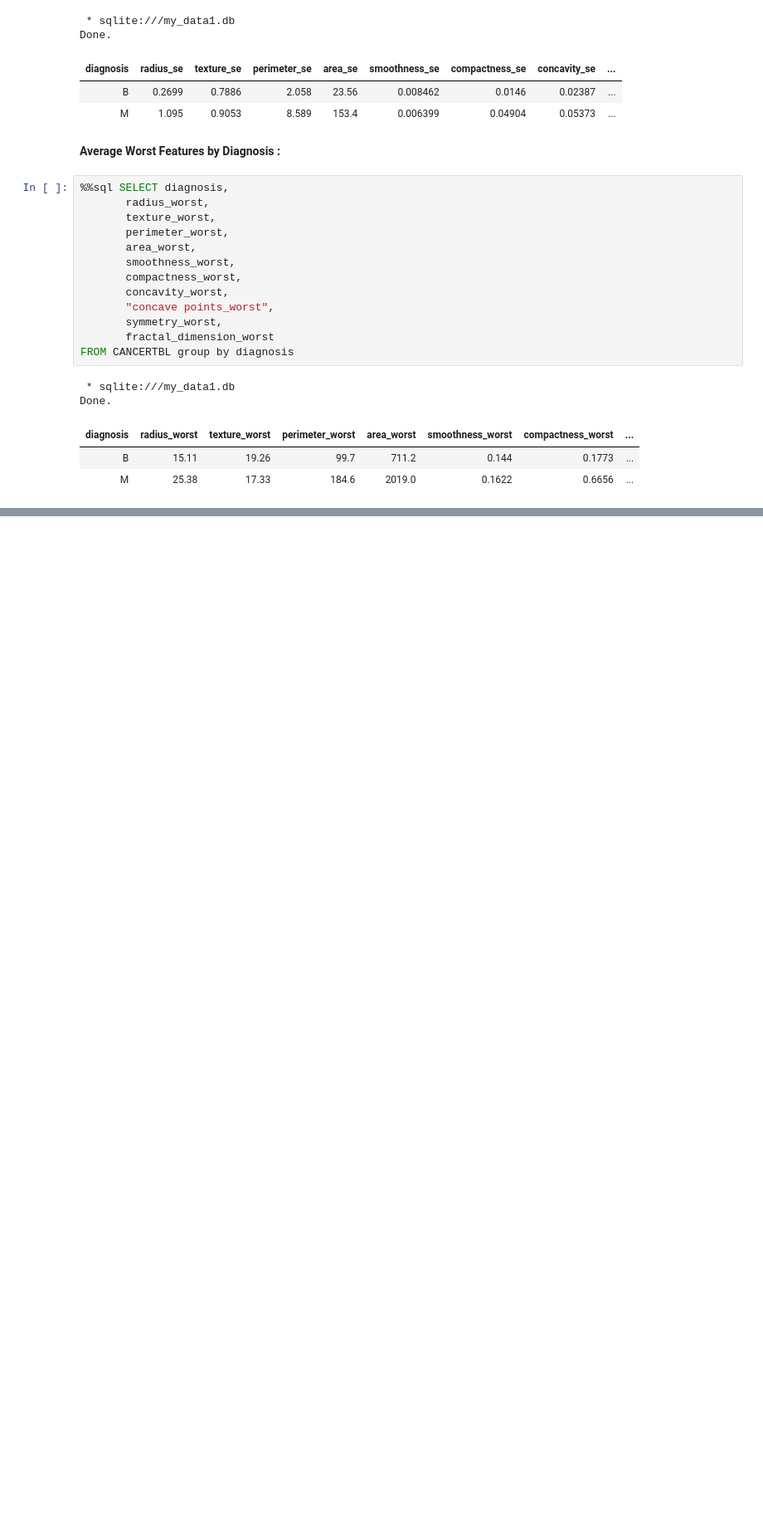
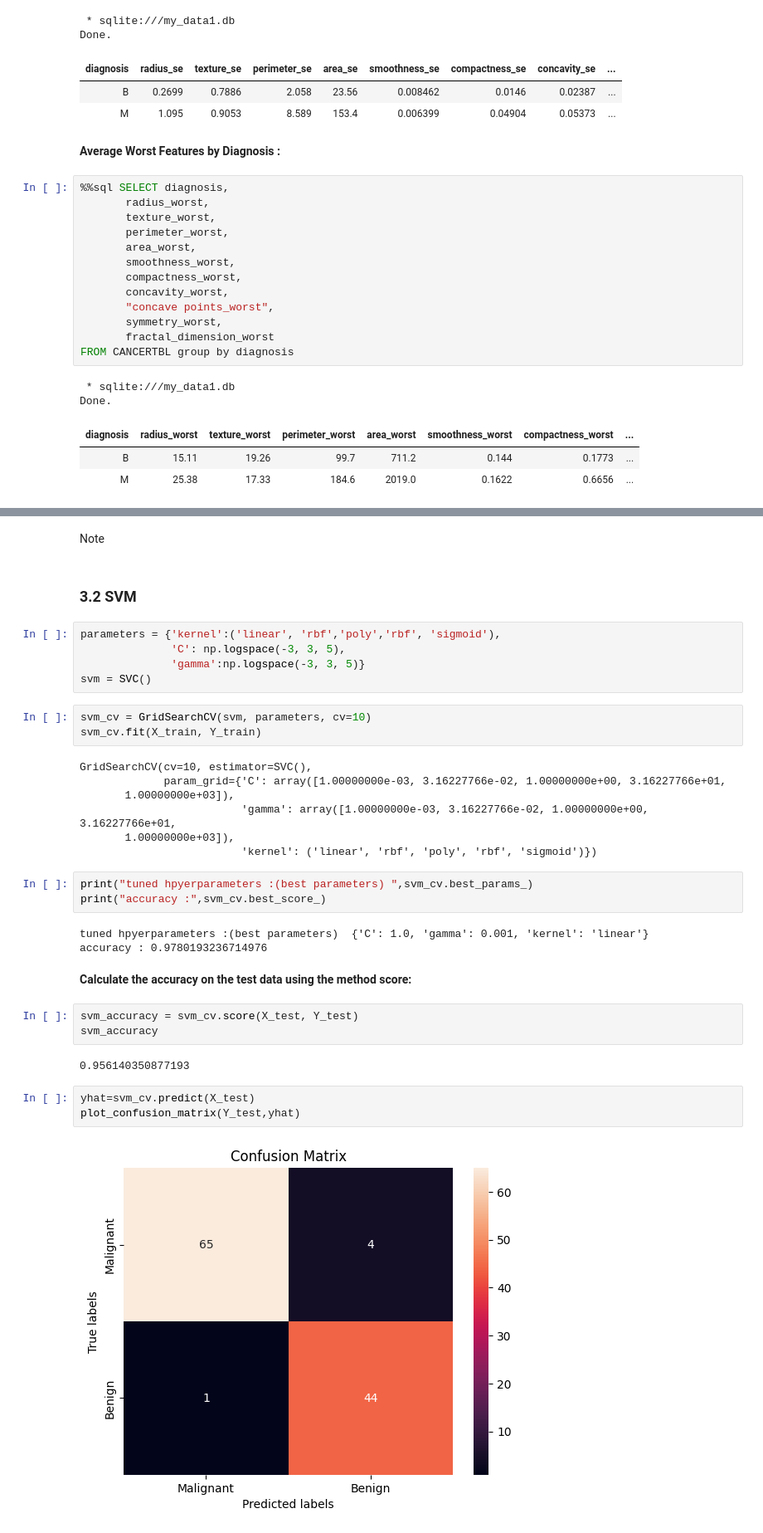
Before and after one commit to Abderrahmane-Chafi/Breast-Cancer-Classification, a Jupyter notebook: notebook287babc4fe.ipynb, the cells around one changed output, grey strips where cells are left out. Shown: that part at 83% size. Drawn from its saved outputs; the diff is of its cells as text; blank space fills up the shorter version.

```diff
--- a/notebook287babc4fe.ipynb
+++ b/notebook287babc4fe.ipynb
@@ -296,0 +400,37 @@ plt.show()
+# %% [markdown]
+Note
+# %% [markdown]
+### 3.2 SVM
+# %%
+parameters = {'kernel':('linear', 'rbf','poly','rbf', 'sigmoid'),
+              'C': np.logspace(-3, 3, 5),
+              'gamma':np.logspace(-3, 3, 5)}
+svm = SVC()
+# %%
+svm_cv = GridSearchCV(svm, parameters, cv=10)
+svm_cv.fit(X_train, Y_train)
+# %% [output]
+GridSearchCV(cv=10, estimator=SVC(),
+             param_grid={'C': array([1.00000000e-03, 3.16227766e-02, 1.00000000e+00, 3.16227766e+01,
+       1.00000000e+03]),
+                         'gamma': array([1.00000000e-03, 3.16227766e-02, 1.00000000e+00, 3.16227766e+01,
+       1.00000000e+03]),
+                         'kernel': ('linear', 'rbf', 'poly', 'rbf', 'sigmoid')})
+# %%
+print("tuned hpyerparameters :(best parameters) ",svm_cv.best_params_)
+print("accuracy :",svm_cv.best_score_)
+# %% [output]
+tuned hpyerparameters :(best parameters)  {'C': 1.0, 'gamma': 0.001, 'kernel': 'linear'}
+accuracy : 0.9780193236714976
+# %% [markdown]
+**Calculate the accuracy on the test data using the method score:**
+# %%
+svm_accuracy = svm_cv.score(X_test, Y_test)
+svm_accuracy
+# %% [output]
+0.956140350877193
+# %%
+yhat=svm_cv.predict(X_test)
+plot_confusion_matrix(Y_test,yhat)
+# %% [output]
+[figure, added]
```
Also changed, not shown: parts of 49 cells of this notebook.
